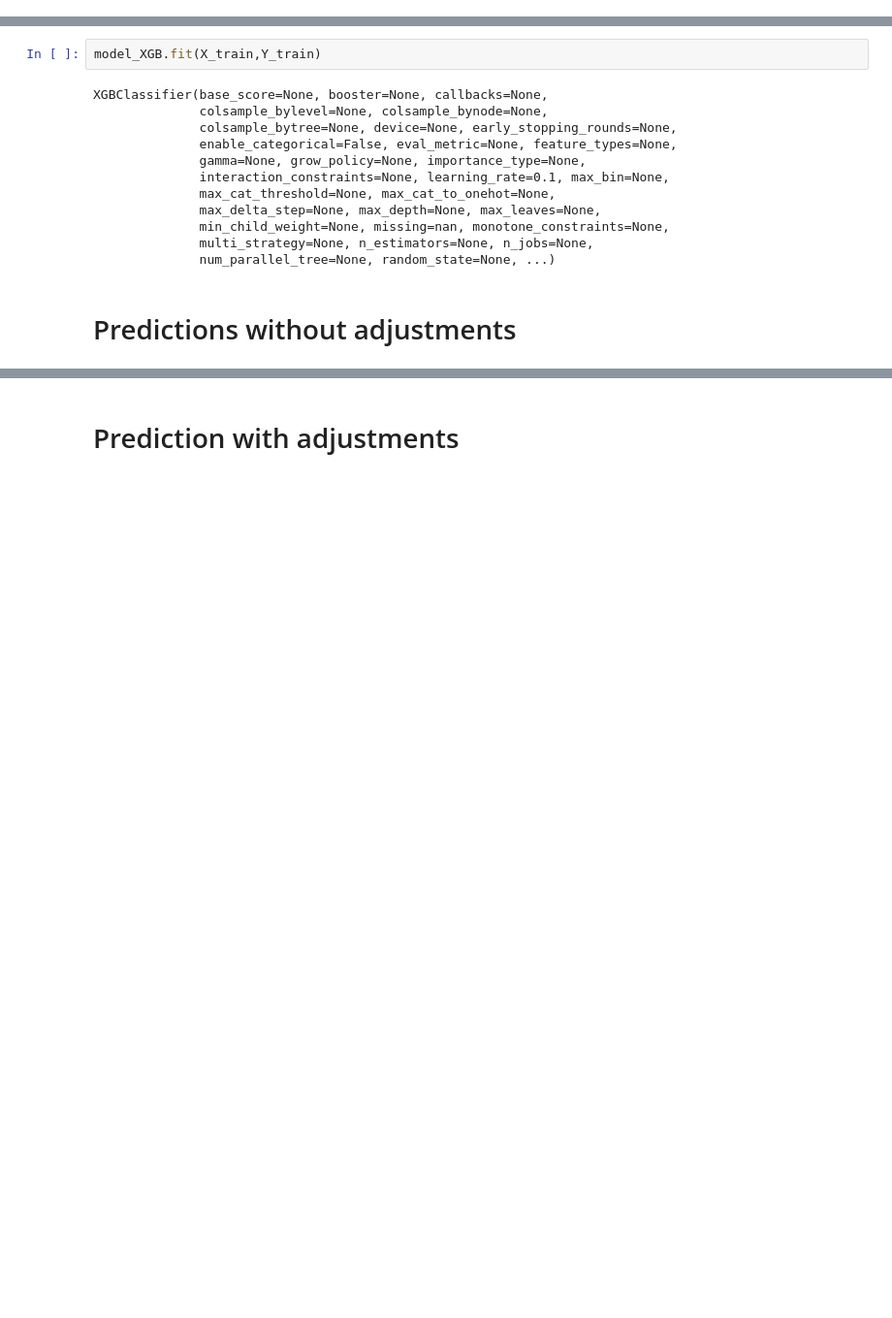
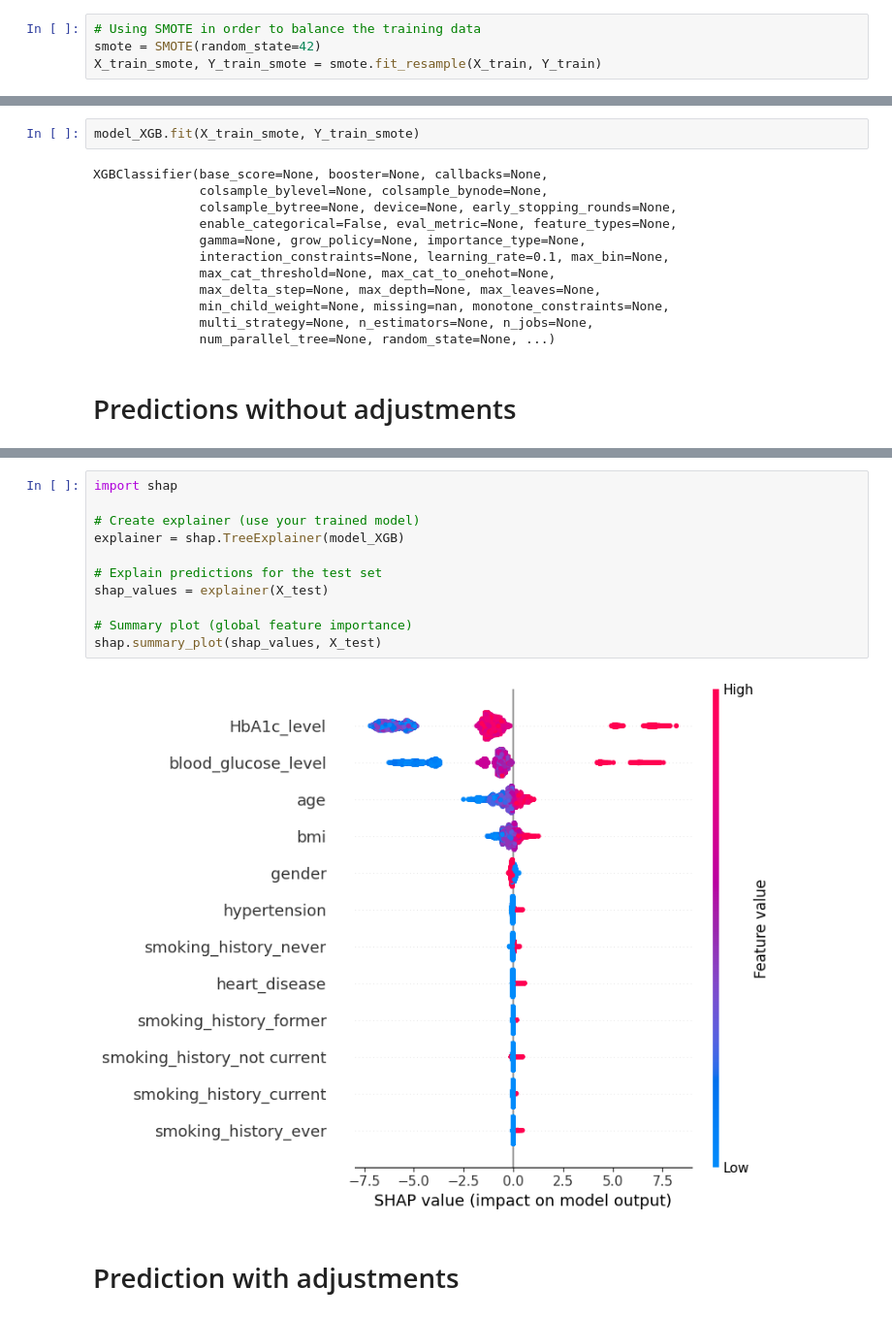
Before and after one commit to atasevski/IS_project, a Jupyter notebook: data_preprocessing_models.ipynb, the cells around one changed output, grey strips where cells are left out. Shown at 97% size. Drawn from its saved outputs; the diff is of its cells as text; blank space fills up the shorter version.

Commit message:
Balance dataset with SMOTE, adding SHAP and explainable AI

```diff
--- a/data_preprocessing_models.ipynb
+++ b/data_preprocessing_models.ipynb
@@ -215,12 +225,16 @@ X = ds.drop(['diabetes'],axis=1)
 Y = ds['diabetes']
 # %%
 X_train, X_test, Y_train, Y_test = train_test_split(X, Y, test_size=0.2, random_state=42)
+# %%
+# Using SMOTE in order to balance the training data
+smote = SMOTE(random_state=42)
+X_train_smote, Y_train_smote = smote.fit_resample(X_train, Y_train)
 # %%
 from xgboost import XGBClassifier
 
 model_XGB = XGBClassifier(learning_rate=0.1)
 # %%
-model_XGB.fit(X_train,Y_train)
+model_XGB.fit(X_train_smote, Y_train_smote)
 # %% [output]
 XGBClassifier(base_score=None, booster=None, callbacks=None,
               colsample_bylevel=None, colsample_bynode=None,
@@ -262,3 +276,16 @@ weighted avg       0.97      0.97      0.97     19997
+# %%
+import shap
+
+# Create explainer (use your trained model)
+explainer = shap.TreeExplainer(model_XGB)
+
+# Explain predictions for the test set
+shap_values = explainer(X_test)
+
+# Summary plot (global feature importance)
+shap.summary_plot(shap_values, X_test)
+# %% [output]
+[figure, added]
 # %% [markdown]
 # Prediction with adjustments
 # %%
```
Also changed, not shown: parts of 15 cells of this notebook.
